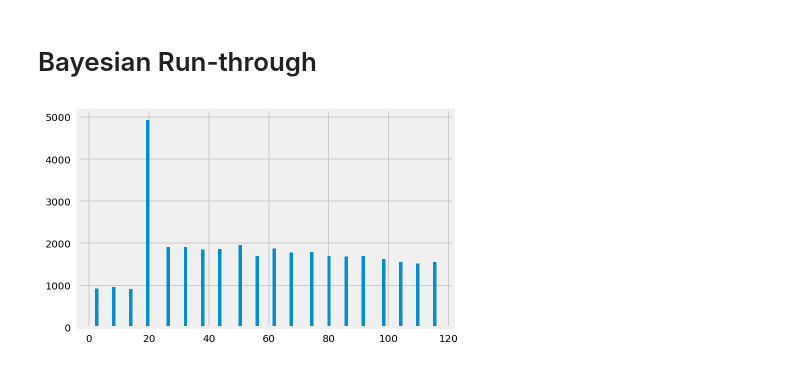
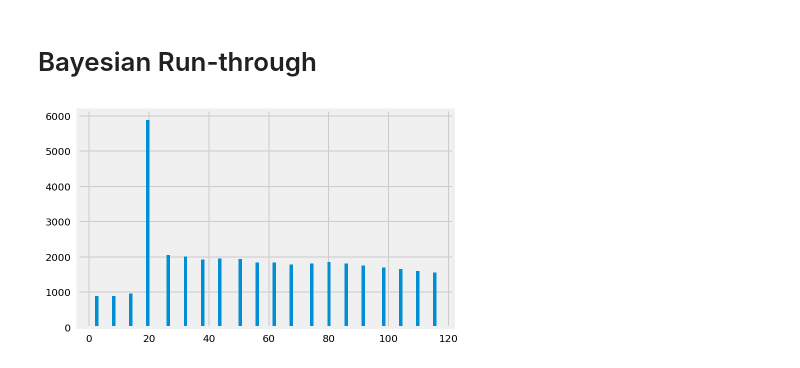
Before and after one commit to ismith1024/Udacity_Capstone, a Jupyter notebook: Starbucks_Capstone_notebook.ipynb, the cells around one changed output. Cells and saved outputs as stored; diff of their text form; code cells hidden in the pictures.

```diff
--- a/Starbucks_Capstone_notebook.ipynb
+++ b/Starbucks_Capstone_notebook.ipynb
@@ -765,26 +765,26 @@ plt.show()
 # %%
 #Test run for all transactions within the duration of ae264e3637204a6fb9bb56bc8210ddfd
 #channels	difficulty	duration	id	offer_type	reward
 
 transactions = []
 
-offer_id = portfolio.loc[1, 'id']
-offer_duration_days = portfolio.loc[1, 'duration']
+offer_id = portfolio.loc[8, 'id']
+offer_duration_days = portfolio.loc[8, 'duration']
 offer_duration_hours = 24 * offer_duration_days
 
 #lookup the users who received the offer and the start time
 transcript[transcript['offer_id'] == str(offer_id)]
 
 demo_df = transcript[transcript['offer_id'] == offer_id]
 demo_df.apply(get_transacts, axis = 1)
 
 transaction_times = [i[0] for i in transactions]
 plt.hist(transaction_times, bins = 100)
 
 #plt.scatter(*zip(*transactions))
 plt.show()
 # %% [output]
-[figure, old version]
+[figure, new version]
 # %%
 #transaction history to time series
 transcript_series = np.zeros(max(transaction_times) + 1)
```
Also changed, not shown: parts of 10 cells of this notebook.
